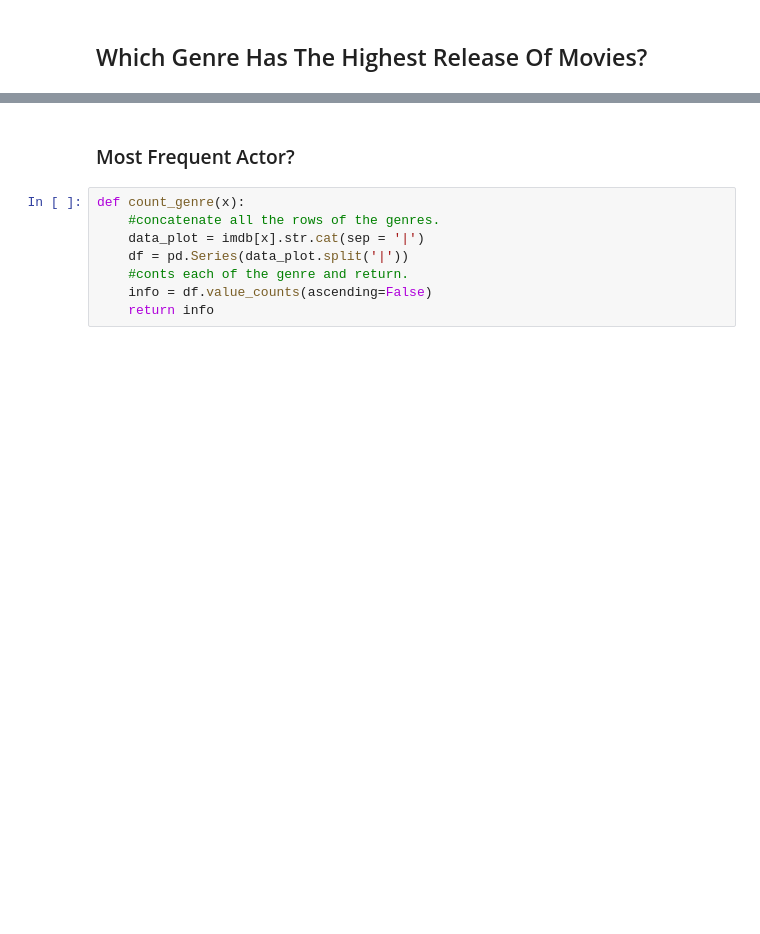
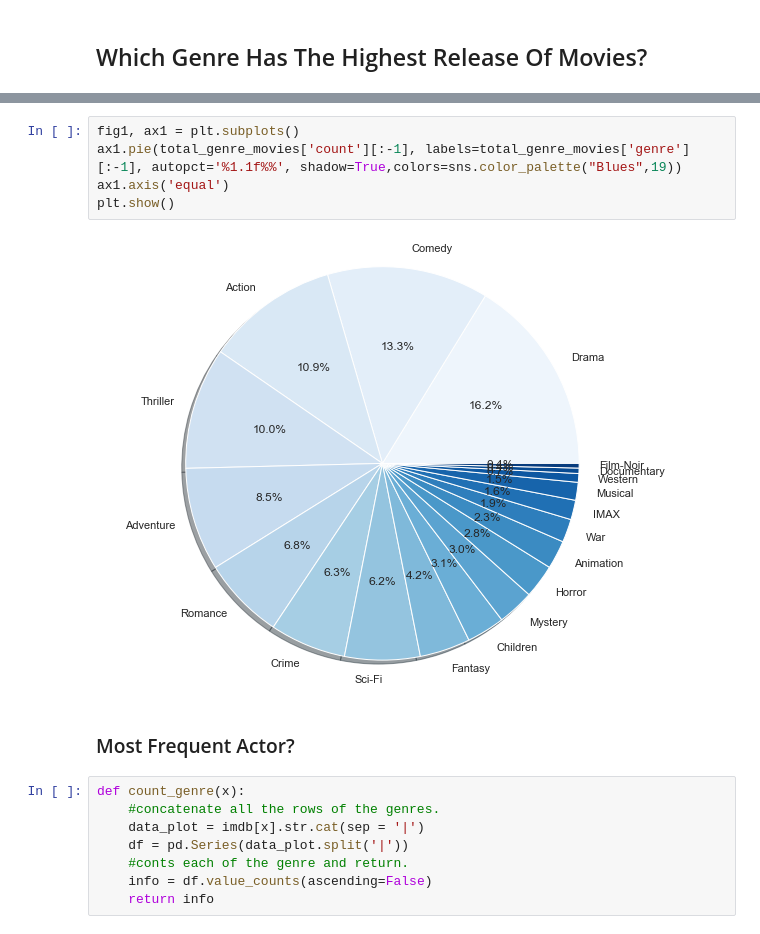
Before and after one commit to EDSATeam11/unsupervised-predict-streamlit-template, a Jupyter notebook: main.ipynb, the cells around one changed output, grey strips where cells are left out. Cells and saved outputs as stored; diff of their text form; blank space fills up the shorter version.

```diff
--- a/main.ipynb
+++ b/main.ipynb
@@ -643,3 +625,10 @@ plt.tight_layout()
+# %%
+fig1, ax1 = plt.subplots()
+ax1.pie(total_genre_movies['count'][:-1], labels=total_genre_movies['genre'][:-1], autopct='%1.1f%%', shadow=True,colors=sns.color_palette("Blues",19))
+ax1.axis('equal')
+plt.show()
+# %% [output]
+[figure, added]
 # %% [markdown]
 ### Most Frequent Actor?
 # %%
```
Also changed, not shown: parts of 9 cells of this notebook.
